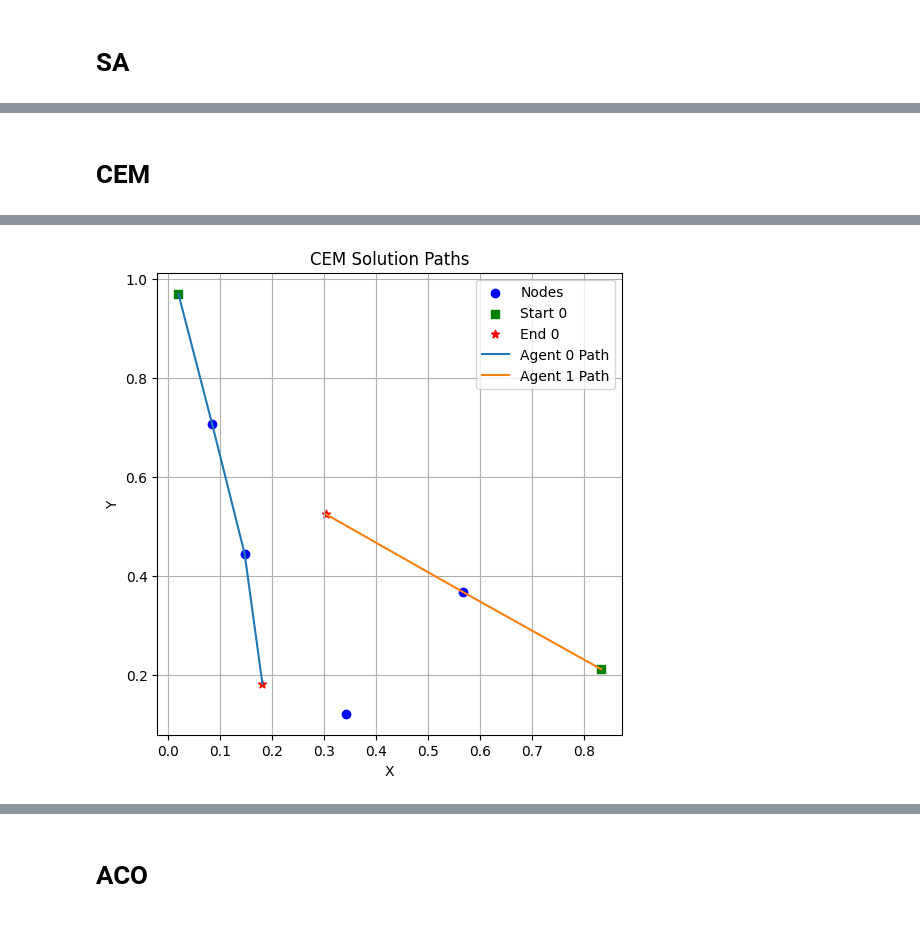
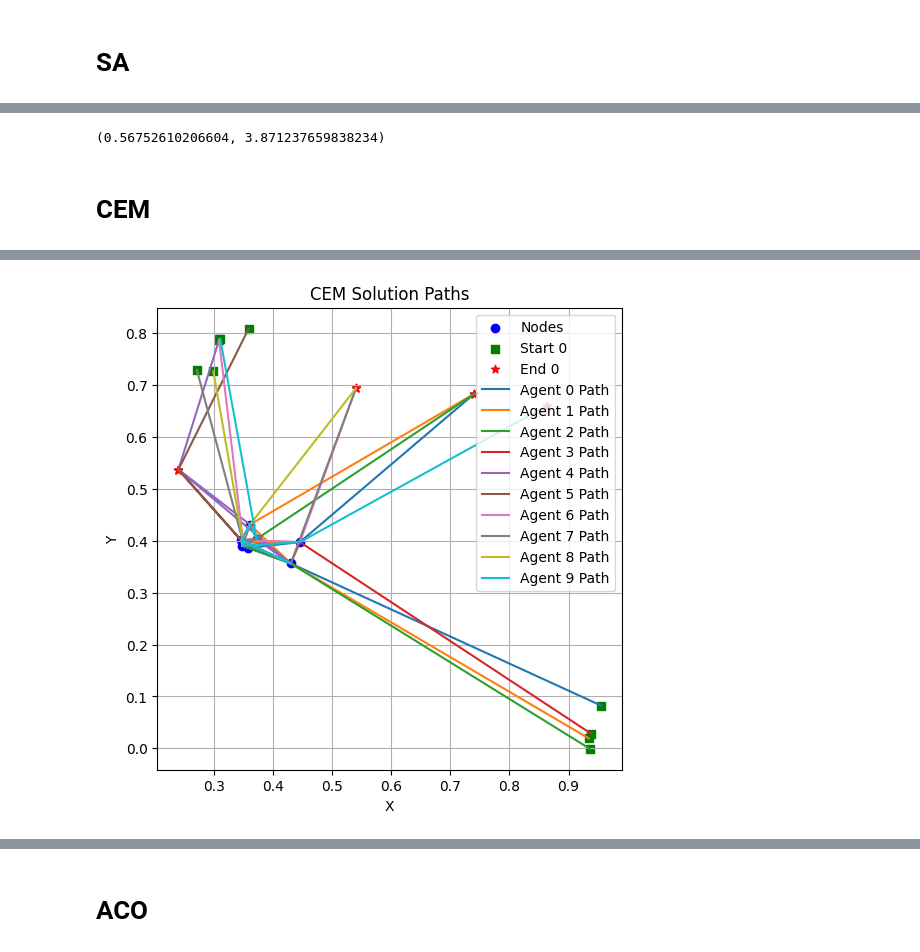
Before and after one commit to salar96/LearningFLPO, a Jupyter notebook: Benchmark/benchmark.ipynb, the cells around one changed output, grey strips where cells are left out. Drawn from its saved outputs; the diff is of its cells as text; code cells hidden in the pictures.

```diff
--- a/Benchmark/benchmark.ipynb
+++ b/Benchmark/benchmark.ipynb
@@ -83,11 +84,11 @@ t_pso_arr = []
 c_pso_arr = []
 for i in range(n_algo_iters):
     y_final, eta_final, global_best_cost, elapsed_time = pso(
-        s0,
-        e0,
+        s,
+        e,
         num_facilities,
         num_drones,
-        dim,
+        dim_,
         Y_init=Y_init,
         verbose=True,
         w=w,
@@ -130,25 +131,25 @@ t_pso_min, c_pso_min
 # Genetic Algorithm
 # %%
 from GA import ga, ga_plot, ga_print
-t_arr_ga = []
-c_arr_ga = []
+t_ga_arr = []
+c_ga_arr = []
 for i in range(n_algo_iters):
     best_y, best_eta, best_cost, elapsed_time = ga(
             s,
             e,
             num_facilities,
             num_drones,
-            dim,
+            dim_,
             Y_init=None,
             verbose=False,
             pop_size=100,
             generations=100,
             mutation_rate=0.3,
         )
-    t_arr_ga.append(elapsed_time)
-    c_arr_ga.append(best_cost)
-t_ga_min = np.min(t_arr_ga)
-c_ga_min = np.min(c_arr_ga)
+    t_ga_arr.append(elapsed_time)
+    c_ga_arr.append(best_cost)
+t_ga_min = np.min(t_ga_arr)
+c_ga_min = np.min(c_ga_arr)
 ga_print(s, e, best_y, best_eta, best_cost, elapsed_time)
 ga_plot(s, e, best_y, best_eta)
 # %% [output]
@@ -212,21 +222,33 @@ End positions (e):
+# %%
+t_sa_min, c_sa_min
+# %% [output]
+(0.56752610206604, 3.871237659838234)
 # %% [markdown]
 # CEM
 # %%
 from CEM import cem, plot_cem, print_cem
-best_y, best_eta, best_cost, elapsed_time = cem(
-        s,
-        e,
-        num_nodes,
-        num_agents,
-        dim,
-        Y_init=Y_init,
-        YMIN=0,
-        YMAX=1.0,
-        n_iter=100,
-        pop_size=100,
-        elite_frac=0.2,
-        verbose=False,
-    )
+
+t_cem_arr = []
+c_cem_arr = []
+for i in range(n_algo_iters):
+    best_y, best_eta, best_cost, elapsed_time = cem(
+            s,
+            e,
+            num_facilities,
+            num_drones,
+            dim_,
+            Y_init=Y_init,
+            YMIN=0,
+            YMAX=1.0,
+            n_iter=100,
+            pop_size=100,
+            elite_frac=0.2,
+            verbose=False,
+        )
+    t_cem_arr.append(elapsed_time)
+    c_cem_arr.append(best_cost)
+t_cem_min = np.min(t_cem_arr)
+c_cem_min = np.min(c_cem_arr)
 print_cem(s, e, best_y, best_eta, best_cost, elapsed_time)
 plot_cem(s, e, best_y, best_eta)
 # %% [output]
@@ -244 +272 @@ Agent 1: Node 0 -> End -> End -> End -> End
-[figure, old version]
+[figure, new version]
```
Also changed, not shown: parts of 17 cells of this notebook, 4 other files.
